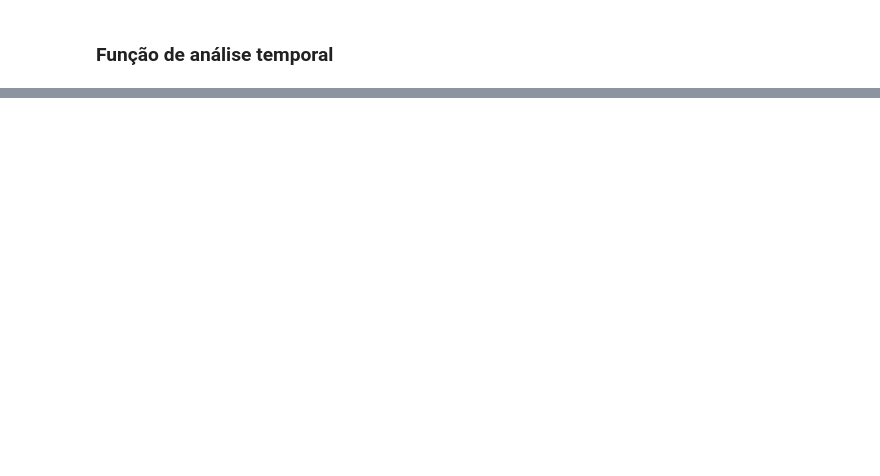
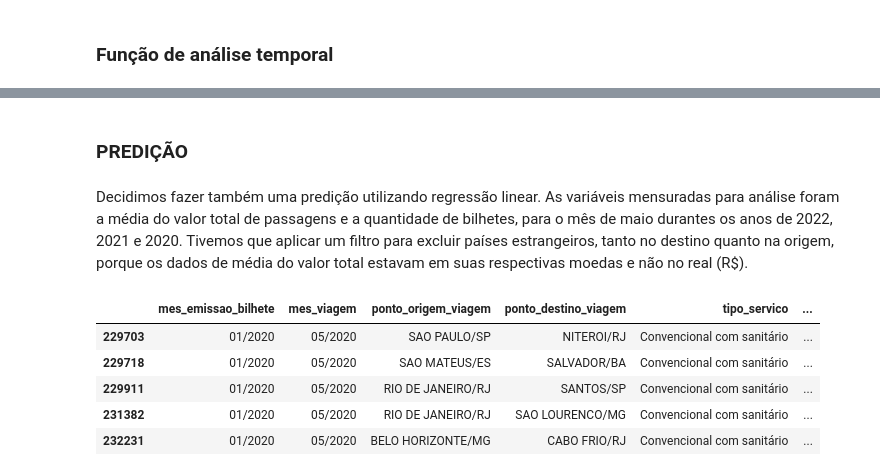
Before and after one commit to TheoBR00/Projeto-Big-Data, a Jupyter notebook: Relatorio_projeto_big_data.ipynb, the cells around one changed output, grey strips where cells are left out. Saved outputs shown, nothing was run; the diff lists cells and outputs as text; code cells hidden in the pictures; blank space fills up the shorter version.

```diff
--- a/Analise.ipynb
+++ b/Relatorio_projeto_big_data.ipynb
@@ -580,0 +412,33 @@ Pela visualização do gráfico, podemos concluir que o preço médio das passag
+# %% [markdown]
+### PREDIÇÃO ###
+# %% [markdown]
+Decidimos fazer também uma predição utilizando regressão linear.
+As variáveis mensuradas para análise foram a média do valor total de passagens e a quantidade de bilhetes, para o mês de maio durantes os anos de 2022, 2021 e 2020. Tivemos que aplicar um filtro para excluir países estrangeiros, tanto no destino quanto na origem, porque os dados de média do valor total estavam em suas respectivas moedas e não no real (R$).
+# %%
+from dask_glm.datasets import make_regression
+from dask_ml.linear_model import LinearRegression
+
+bilhetes_maio = bilhetes.loc[(bilhetes['mes_viagem'] == "05/2022") | (bilhetes['mes_viagem'] == "05/2021") | (bilhetes['mes_viagem'] == "05/2020")]
+
+#bilhetes_maio = bilhetes_maio.loc[(bilhetes["media_valor_total"] < 100000)]
+
+bilhetes_maio = bilhetes_maio.loc[bilhetes['ponto_origem_viagem'] != "PARAGUAI/PRY"]
+
+bilhetes_maio = bilhetes_maio.loc[bilhetes_maio['ponto_origem_viagem'] != "ARGENTINA/ARG"]
+
+bilhetes_maio = bilhetes_maio.loc[bilhetes['ponto_origem_viagem'] != "URUGUAI/URY"]
+
+bilhetes_maio = bilhetes_maio.loc[bilhetes['ponto_destino_viagem'] != "URUGUAI/URY"]
+
+bilhetes_maio = bilhetes_maio.loc[bilhetes['ponto_destino_viagem'] != "PARAGUAI/PRY"]
+
+
+
+bilhetes_maio.head(5)
+# %% [output]
+|  | mes_emissao_bilhete | mes_viagem | ponto_origem_viagem | ponto_destino_viagem | tipo_servico | ... |
+| 229703 | 01/2020 | 05/2020 | SAO PAULO/SP | NITEROI/RJ | Convencional com sanitário | ... |
+| 229718 | 01/2020 | 05/2020 | SAO MATEUS/ES | SALVADOR/BA | Convencional com sanitário | ... |
+| 229911 | 01/2020 | 05/2020 | RIO DE JANEIRO/RJ | SANTOS/SP | Convencional com sanitário | ... |
+| 231382 | 01/2020 | 05/2020 | RIO DE JANEIRO/RJ | SAO LOURENCO/MG | Convencional com sanitário | ... |
+| 232231 | 01/2020 | 05/2020 | BELO HORIZONTE/MG | CABO FRIO/RJ | Convencional com sanitário | ... |
```
Also changed, not shown: parts of 36 cells of this notebook, 1 other file.
